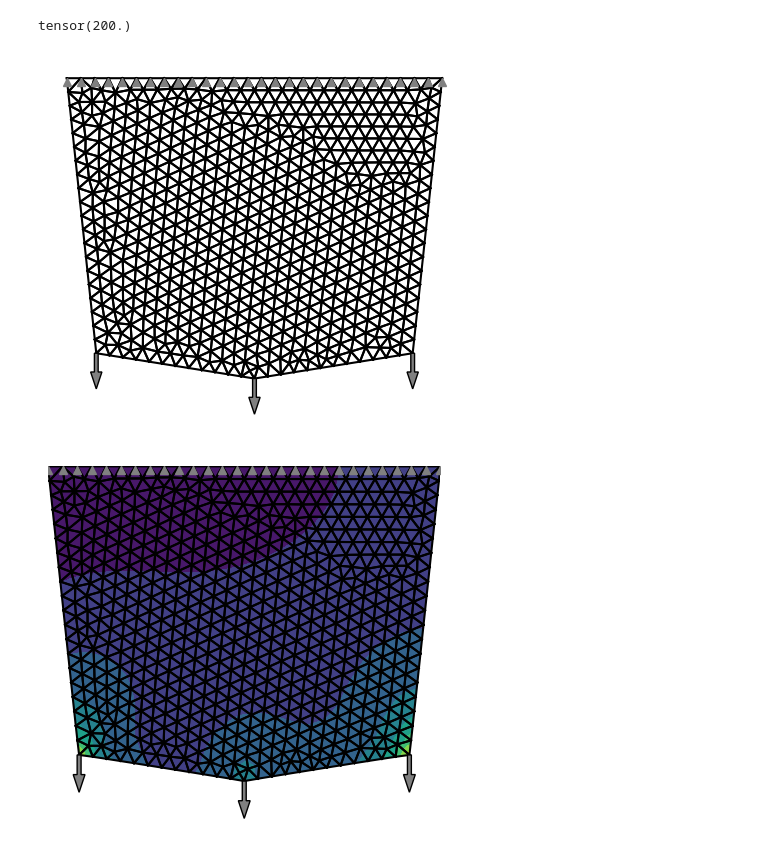
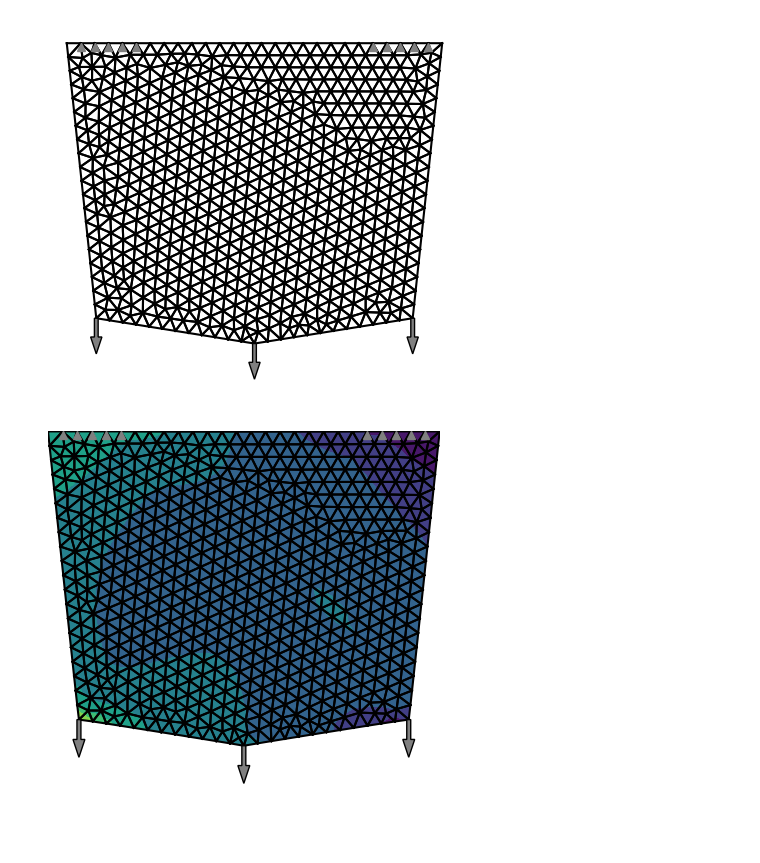
Before and after one commit to neil51/structural_optimization, a Jupyter notebook: notebooks/project topology.ipynb, the cells around one changed output. Cells and saved outputs as stored; diff of their text form; code cells hidden in the pictures.

```diff
--- a/notebooks/project topology.ipynb
+++ b/notebooks/project topology.ipynb
@@ -12,41 +12,40 @@ torch.set_default_dtype(torch.double)
 # Import mesh
 hood = import_mesh("golfkindafine.vtu", 1000.0, 0.33)
 
 # top = hood.nodes[0, 1] == 0
 
 # bottom = hood.nodes[:, 1] == 0.0
 # hood.forces[bottom, 0] = 1.0
 # hood.forces[3, 0] = 1.0
 
 # Constrain hinges on top
-# top = hood.nodes[0, 1] == 0
-# hood.constraints[24:29, 1] = True
-# hood.constraints[45:50, 1] = True
+top = hood.nodes[0, 1] == 0
+hood.constraints[24:29, 1] = True
+hood.constraints[45:50, 1] = True
 
 hood.forces[0, 1] = -10.0
 hood.forces[4, 1] = -10.0
 hood.forces[3, 1] = -10.0
 
-print(max(hood.nodes[:, 1]))
-top = hood.nodes[:, 1] == 200
-hood.constraints[top, 1] = True
+# print(max(hood.nodes[:, 1]))
+# top = hood.nodes[:, 1] == 200
+# hood.constraints[top, 1] = True
 
 # hood.forces[0, 0] = 1.0
 
 # Material properties
 nu = 0.33
 E = 1000.0
 
 # Thickness
 d = 0.1
 thickness = d * torch.ones(len(hood.elements))
 
 # Plot the fillet
 Tria = FEM(hood.nodes, hood.elements, hood.forces, hood.constraints, thickness=thickness, E=E, nu=nu)
 Tria.plot()
 # %% [output]
-tensor(200.)
-[figure, old version]
+[figure, new version]
 # %%
 # Solve
 u, f = Tria.solve()
@@ -54,7 +53,7 @@ u, f = Tria.solve()
 # Plot
 Tria.plot(u, node_property=torch.norm(u, dim=1))
 # %% [output]
-[figure, old version]
+[figure, new version]
 # %%
 def bisection(f, a, b, max_iter=50, tol=1e-12):
     # Bisection method always finds a root, even with highly non-linear grad
```
Also changed, not shown: parts of 1 cell of this notebook.
